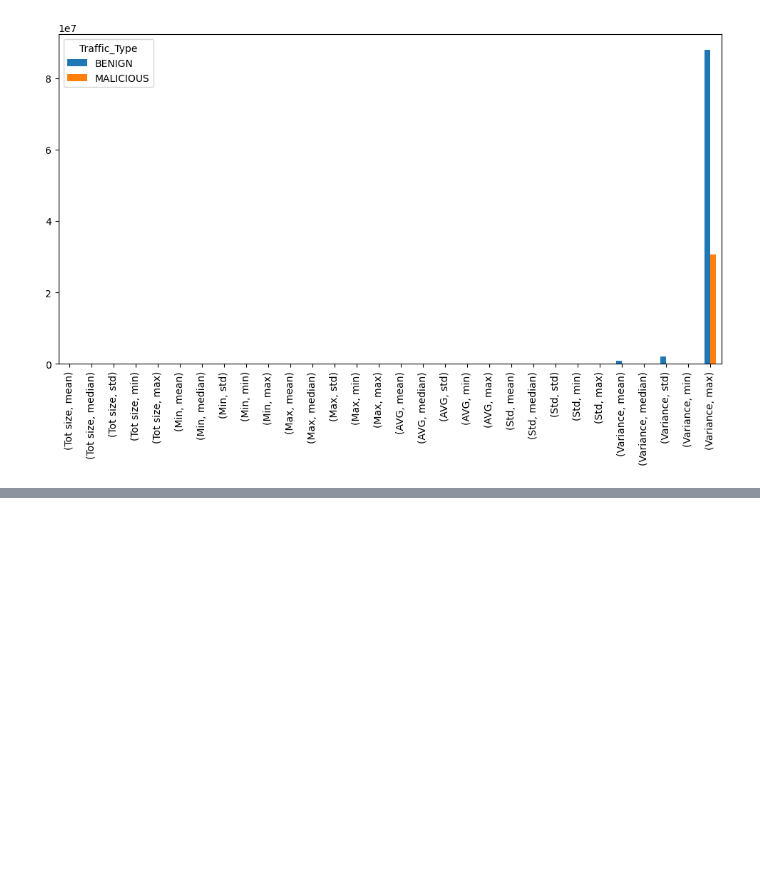
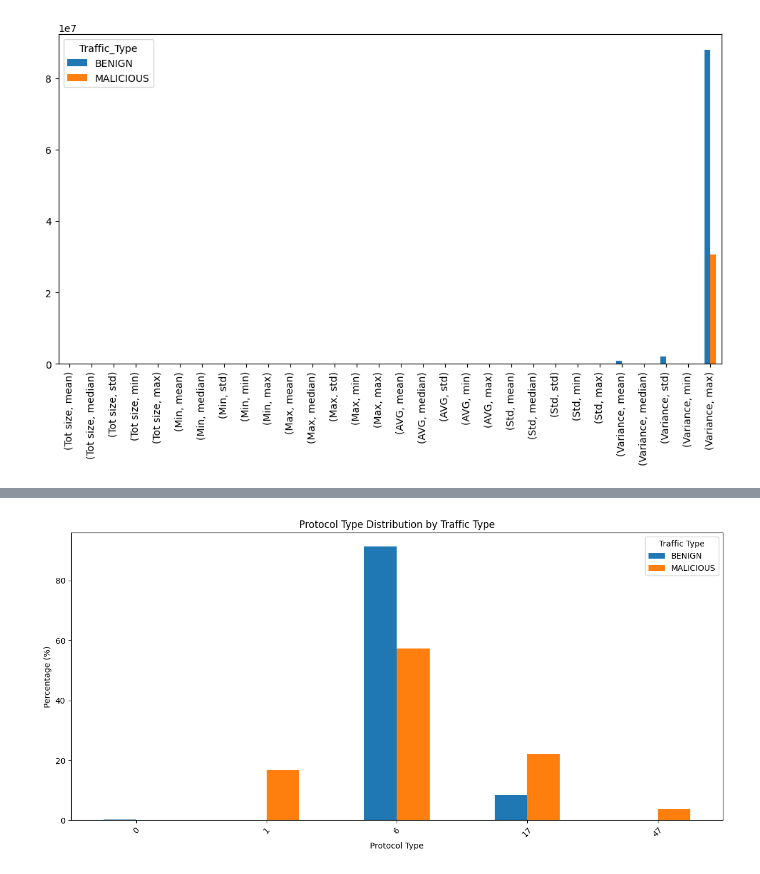
Before and after one commit to jchmola58/IoT-2023-semestral-work, a Jupyter notebook: notebook.ipynb, the cells around one changed output, grey strips where cells are left out. Drawn from its saved outputs; the diff is of its cells as text; code cells hidden in the pictures; blank space fills up the shorter version.

```diff
--- a/notebook.ipynb
+++ b/notebook.ipynb
@@ -235,3 +235,12 @@ traffic_type.plot(
 # %% [output]
 <Axes: >
 [figure]
+# %%
+protocol_percentage = pd.crosstab(
+    eda["Protocol Type"],
+    eda["Traffic_Type"],
+    normalize="columns"
+) * 100
+
+print(protocol_percentage)
+print(protocol_percentage.sum(axis=0))
@@ -237,0 +259,15 @@ traffic_type.plot(
+# %%
+protocol_percentage.plot(
+    kind="bar",
+    figsize=(12, 6)
+)
+
+plt.title("Protocol Type Distribution by Traffic Type")
+plt.xlabel("Protocol Type")
+plt.ylabel("Percentage (%)")
+plt.xticks(rotation=45)
+plt.legend(title="Traffic Type")
+plt.tight_layout()
+plt.show()
+# %% [output]
+[figure, added]
```
Also changed, not shown: parts of 9 cells of this notebook.
